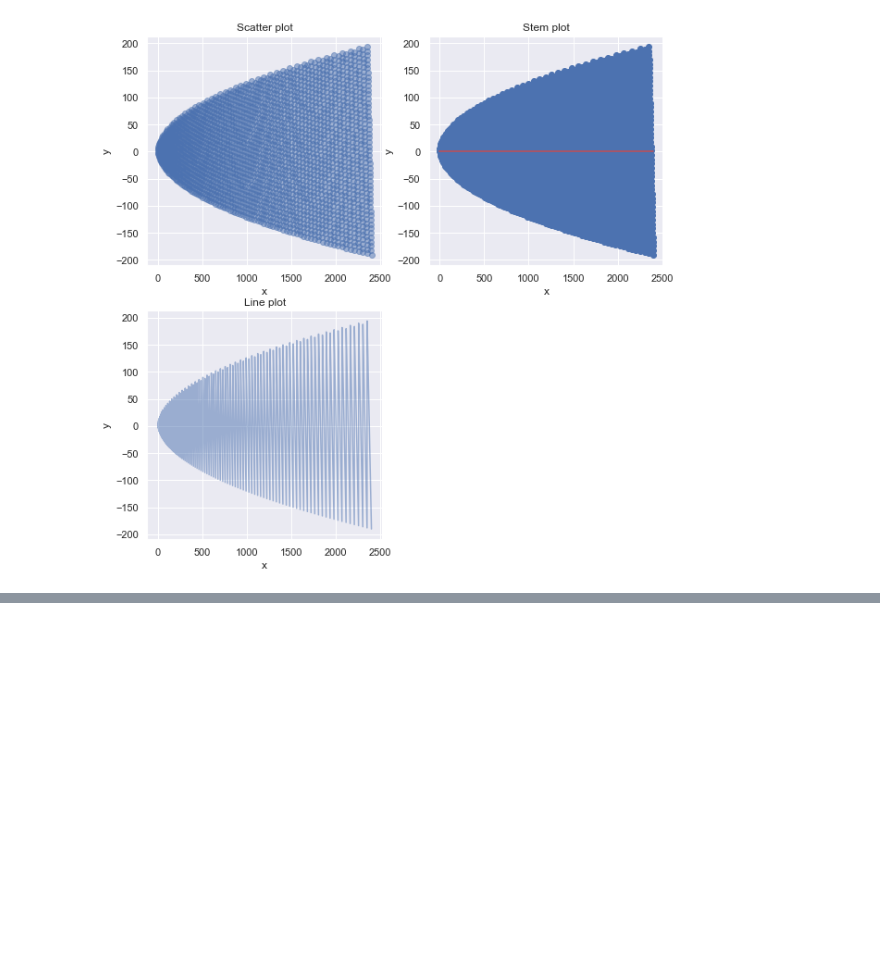
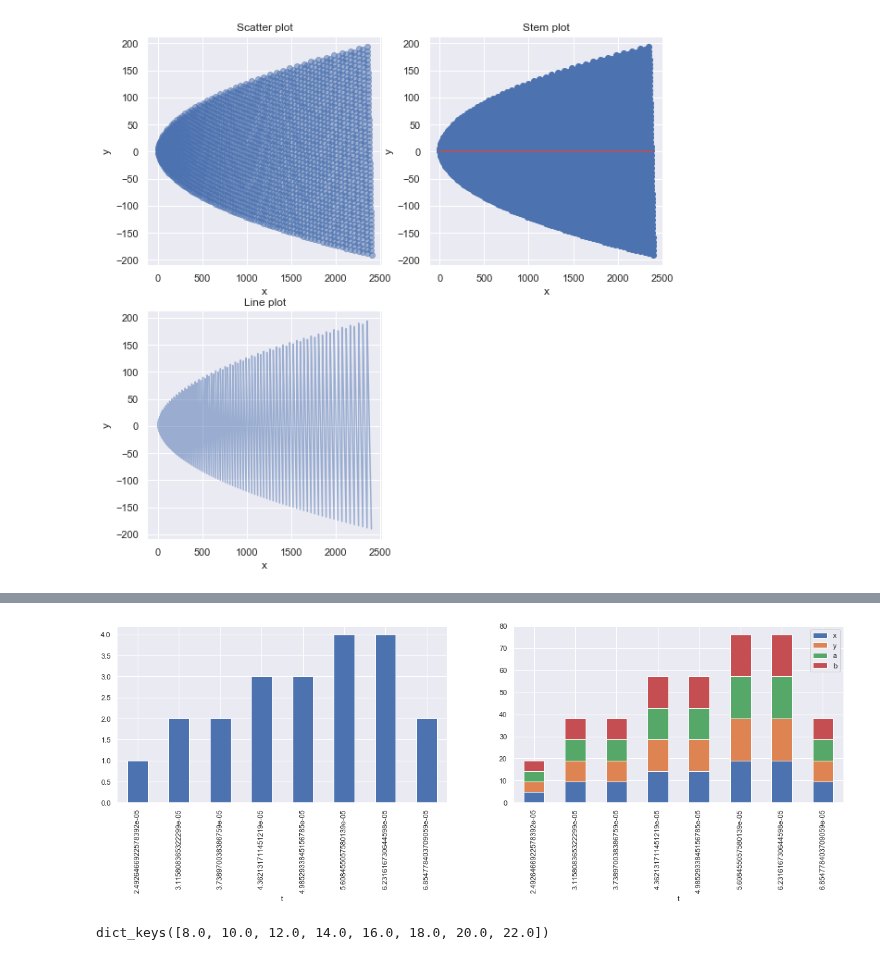
Before and after one commit to franec94/Pittsburgh-Bridge-Dataset, a Jupyter notebook: pittsburgh-bridges-data-set-analysis/resources/examples/notebooks/fancy_example.ipynb, the cells around one changed output, grey strips where cells are left out. Saved outputs shown, nothing was run; the diff lists cells and outputs as text; code cells hidden in the pictures; blank space fills up the shorter version.

```diff
--- a/pittsburgh-bridges-data-set-analysis/resources/examples/notebooks/fancy_example.ipynb
+++ b/pittsburgh-bridges-data-set-analysis/resources/examples/notebooks/fancy_example.ipynb
@@ -109,0 +128,8 @@ plot_stem_line_scatter(x, y, gridshape=[2, 2], figsize=(10, 10))
+# %%
+show_df_bars_scaled(df, target_name=TARGET, n_elements=20, gridshape=(1, 2), figsize=(20, 5), axis=0)
+# %% [output]
+[figure, added]
+# %%
+df.loc[:20, [TARGET, 'x']].groupby([TARGET]).groups.keys()
+# %% [output]
+dict_keys([8.0, 10.0, 12.0, 14.0, 16.0, 18.0, 20.0, 22.0])
```
Also changed, not shown: parts of 18 cells of this notebook, 2 other files.
